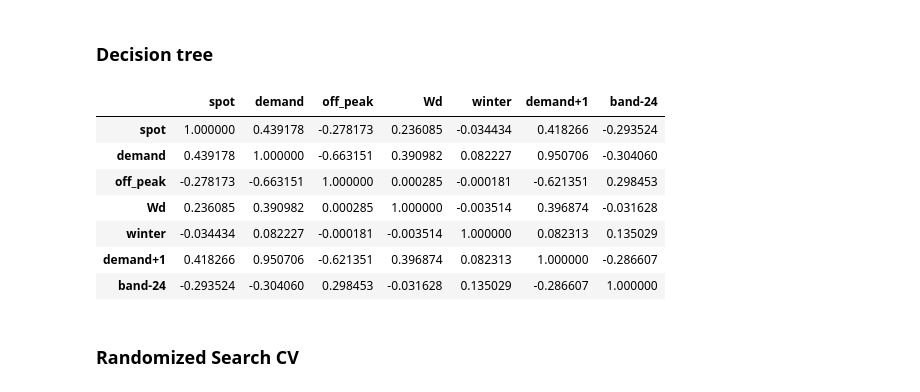
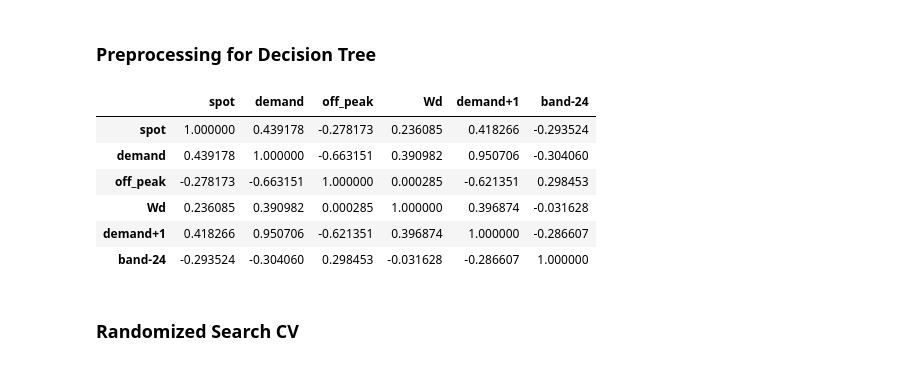
Before and after one commit to NonoMalpi/Secondary_band, a Jupyter notebook: Secondary band model.ipynb, the cells around one changed output. Drawn from its saved outputs; the diff is of its cells as text; code cells hidden in the pictures.

```diff
--- a/Secondary band model.ipynb
+++ b/Secondary band model.ipynb
@@ -55,9 +47,0 @@ spot_band = spot_band[['hour', 'weekday', 'season', 'spot', 'band']]
-# %%
-#Create dummy variables
-for feature in ['hour', 'weekday', 'season']:
-    spot_band[pd.get_dummies(spot_band[feature], drop_first=False).columns.tolist()] = pd.get_dummies(spot_band[feature], drop_first=False)
-# %%
-for feature in ['spot']:
-    spot_band[feature +'-1'] = spot_band_demand[feature].shift(periods=1)
-    spot_band[feature + '+1'] = spot_band_demand[feature].shift(periods=-1)
-spot_band.dropna(subset=['spot-1', 'spot+1'], inplace=True)
@@ -82,7 +64,7 @@ for feature in ['demand']:
 spot_band_demand['band-24'] = spot_band_demand['band'].shift(periods=24)
 spot_band_demand.dropna(subset=['demand+1', 'band-24'], inplace=True)
 # %% [markdown]
-### Decision tree
+### Preprocessing for Decision Tree
 # %%
 from sklearn.tree import DecisionTreeRegressor
 from sklearn.model_selection import KFold, train_test_split, RandomizedSearchCV, GridSearchCV
@@ -94,13 +78,12 @@ X = spot_band_demand.drop(labels=['hour', 'weekday','season', 'band'], axis=1).v
 Y = spot_band_demand['band'].values
 # %%
-spot_band_demand.drop(labels=['hour', 'weekday','season', 'band'], axis=1).corr()
+spot_band_demand.drop(labels=['hour', 'weekday','season', 'band', 'winter'], axis=1).corr()
 # %% [output]
-|  | spot | demand | off_peak | Wd | winter | demand+1 | band-24 |
-| spot | 1.000000 | 0.439178 | -0.278173 | 0.236085 | -0.034434 | 0.418266 | -0.293524 |
-| demand | 0.439178 | 1.000000 | -0.663151 | 0.390982 | 0.082227 | 0.950706 | -0.304060 |
-| off_peak | -0.278173 | -0.663151 | 1.000000 | 0.000285 | -0.000181 | -0.621351 | 0.298453 |
-| Wd | 0.236085 | 0.390982 | 0.000285 | 1.000000 | -0.003514 | 0.396874 | -0.031628 |
-| winter | -0.034434 | 0.082227 | -0.000181 | -0.003514 | 1.000000 | 0.082313 | 0.135029 |
-| demand+1 | 0.418266 | 0.950706 | -0.621351 | 0.396874 | 0.082313 | 1.000000 | -0.286607 |
-| band-24 | -0.293524 | -0.304060 | 0.298453 | -0.031628 | 0.135029 | -0.286607 | 1.000000 |
+|  | spot | demand | off_peak | Wd | demand+1 | band-24 |
+| spot | 1.000000 | 0.439178 | -0.278173 | 0.236085 | 0.418266 | -0.293524 |
+| demand | 0.439178 | 1.000000 | -0.663151 | 0.390982 | 0.950706 | -0.304060 |
+| off_peak | -0.278173 | -0.663151 | 1.000000 | 0.000285 | -0.621351 | 0.298453 |
+| Wd | 0.236085 | 0.390982 | 0.000285 | 1.000000 | 0.396874 | -0.031628 |
+| demand+1 | 0.418266 | 0.950706 | -0.621351 | 0.396874 | 1.000000 | -0.286607 |
+| band-24 | -0.293524 | -0.304060 | 0.298453 | -0.031628 | -0.286607 | 1.000000 |
 # %%
```
Also changed, not shown: parts of 42 cells of this notebook.
